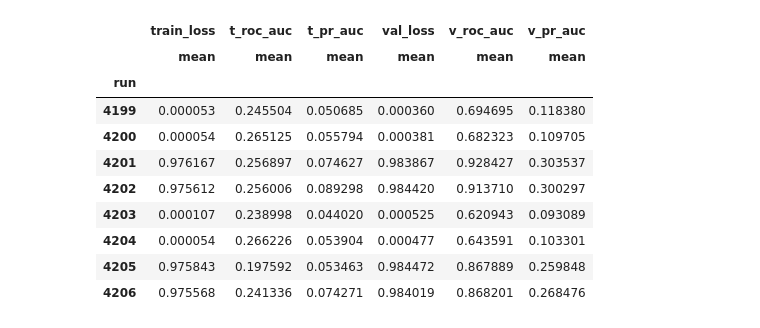
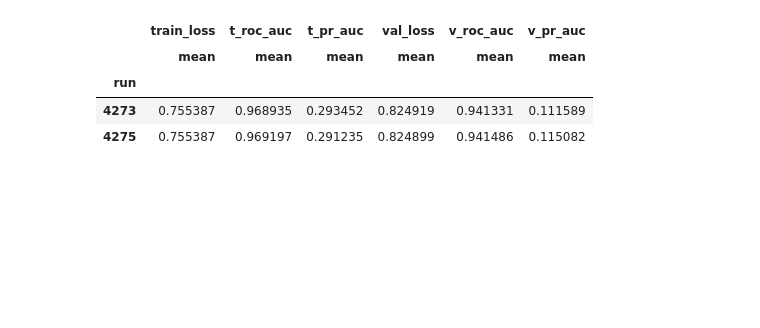
Before and after one commit to zuberek/jans_utils, a Jupyter notebook: py/notebooks/plot_metrics.ipynb, the cells around one changed output. Cells and saved outputs as stored; diff of their text form; code cells hidden in the pictures; blank space fills up the shorter version.

```diff
--- a/py/notebooks/plot_metrics.ipynb
+++ b/py/notebooks/plot_metrics.ipynb
@@ -1,26 +1,24 @@
 # %%
 from py import plot_metrics, plot_cross_metrics, collect_metrics
 from pathlib import Path
-log_dir = Path('/home/jdabrowski/code/diagnosing/out_dir/exp/DS_31-07-2025_CNV_NEGATIVES')
+log_dir = Path('/home/jdabrowski/code/diagnosing/out_dir/exp/CNV_NEGATIVES')
+# log_dir = Path('/home/jdabrowski/code/diagnosing/out_dir/exp/DS_31-07-2025_CNV_NEGATIVES3')
+label_params=[
+    # 'losses',
+    # 'learning_rate',
+    # 'unet_depth',
+    'external_datasets.dsets'
+]
+ignore_runs=[str(x) for x in range(4145, 4148)]
 # %%
-df, run_labels = collect_metrics(
-    log_dir,
-    label_params=['losses', 'learning_rate', 'unet_depth'],
-    ignore_runs=[str(x) for x in range(4145, 4148)]
-)
+df = collect_metrics(log_dir, label_params, ignore_runs)
 df.drop(columns=['epoch', 'run_labels']).groupby('run').agg(['mean'])
 # df.groupby('run').agg(
 #     {'run_labels': 'first', **{c: 'mean' for c in df.columns if c not in 'run_labels'}})
 # %% [output]
 |  | train_loss | t_roc_auc | t_pr_auc | val_loss | v_roc_auc | v_pr_auc |
 |  | mean | mean | mean | mean | mean | mean |
 | run |  |  |  |  |  |  |
-| 4199 | 0.000053 | 0.245504 | 0.050685 | 0.000360 | 0.694695 | 0.118380 |
-| 4200 | 0.000054 | 0.265125 | 0.055794 | 0.000381 | 0.682323 | 0.109705 |
-| 4201 | 0.976167 | 0.256897 | 0.074627 | 0.983867 | 0.928427 | 0.303537 |
-| 4202 | 0.975612 | 0.256006 | 0.089298 | 0.984420 | 0.913710 | 0.300297 |
-| 4203 | 0.000107 | 0.238998 | 0.044020 | 0.000525 | 0.620943 | 0.093089 |
-| 4204 | 0.000054 | 0.266226 | 0.053904 | 0.000477 | 0.643591 | 0.103301 |
-| 4205 | 0.975843 | 0.197592 | 0.053463 | 0.984472 | 0.867889 | 0.259848 |
-| 4206 | 0.975568 | 0.241336 | 0.074271 | 0.984019 | 0.868201 | 0.268476 |
+| 4273 | 0.755387 | 0.968935 | 0.293452 | 0.824919 | 0.941331 | 0.111589 |
+| 4275 | 0.755387 | 0.969197 | 0.291235 | 0.824899 | 0.941486 | 0.115082 |
 # %%
```
Also changed, not shown: parts of 2 cells of this notebook, 7 other files.
